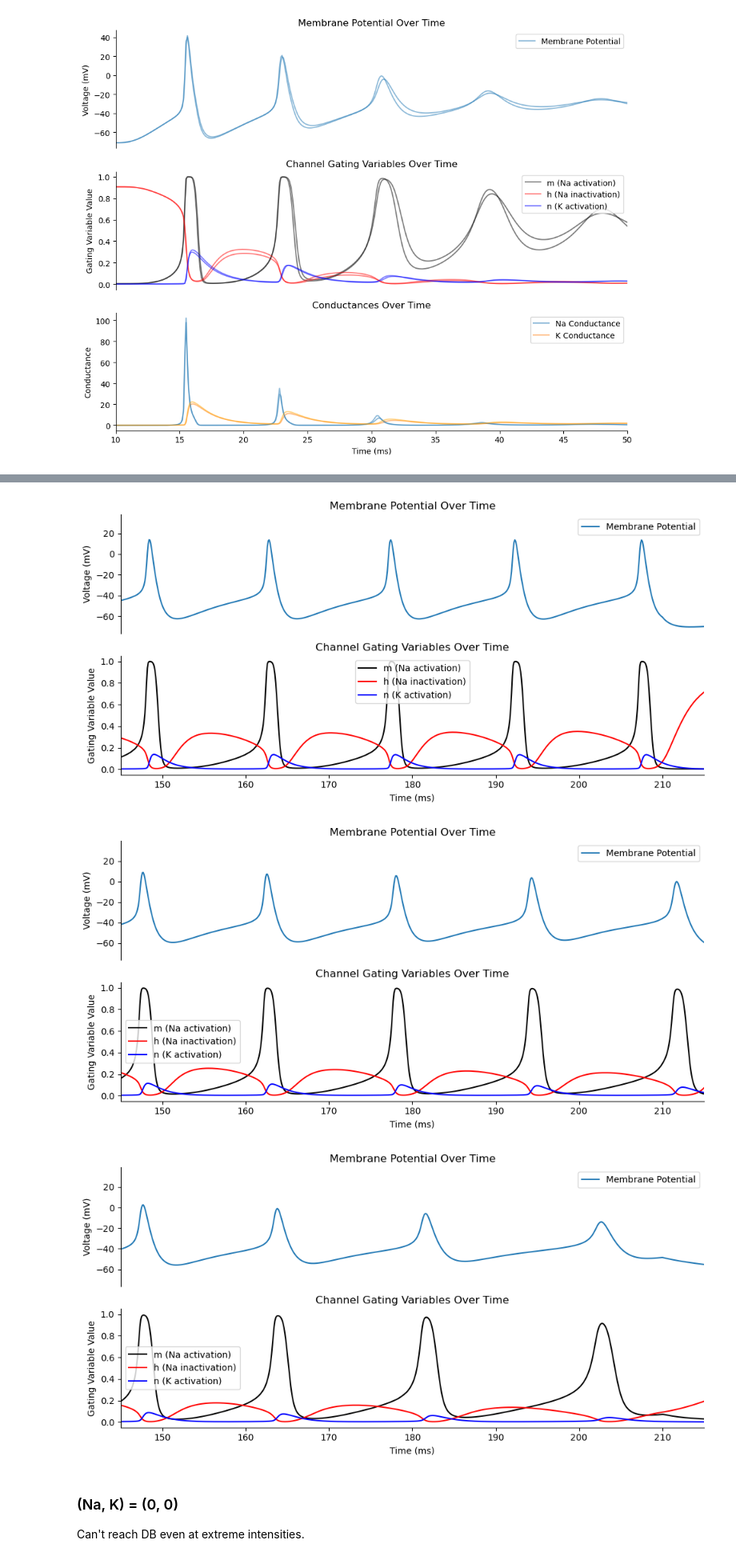
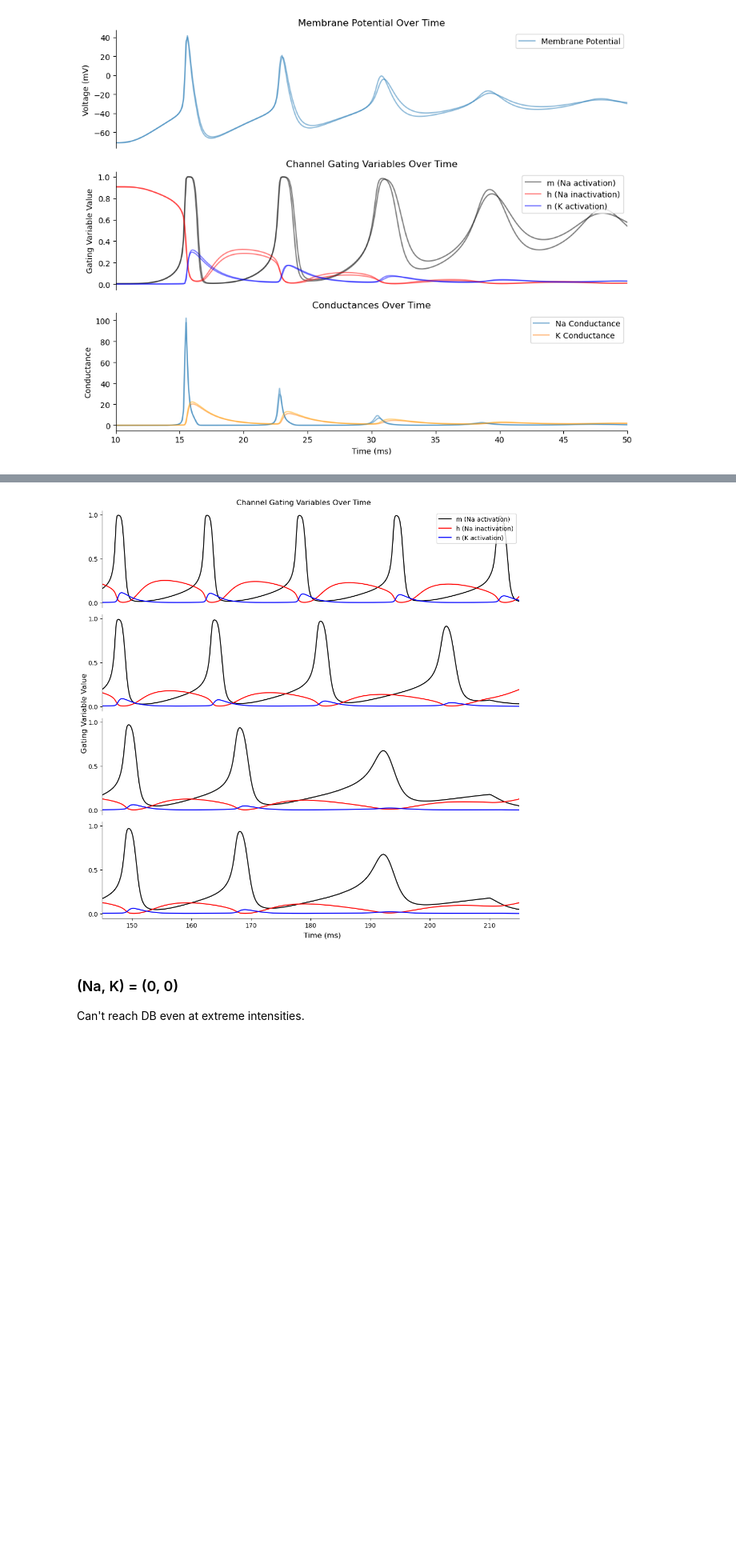
Before and after one commit to tobiasmarek/simneurostim-analysis, a Jupyter notebook: param_search.ipynb, the cells around one changed output, grey strips where cells are left out. Shown at 80% size. Cells and saved outputs as stored; diff of their text form; code cells hidden in the pictures; blank space fills up the shorter version.

```diff
--- a/param_search.ipynb
+++ b/param_search.ipynb
@@ -79,6 +79,20 @@ class SomaOnly(Cell):
                 return sec
         return None
 
+    def _scale_size_L(self, scale, verbose=0):
+
+        if verbose:
+            for seg in self.soma:
+                print(f"BEFORE: cm:{seg.cm}, area:{seg.area()}, volume:{seg.volume()}, sizeof:{seg.__sizeof__()}, diam:{seg.diam}")
+            print()
+
+        self.soma.L *= scale
+
+        if verbose:
+            for seg in self.soma:
+                print(f"AFTER: cm:{seg.cm}, area:{seg.area()}, volume:{seg.volume()}, sizeof:{seg.__sizeof__()}, diam:{seg.diam}")
+
+        #h.finitialize() does not let me
 
     def plot_soma(self):
         fig, ax = plt.subplots()
@@ -799,49 +785,49 @@ plt.show()
 # %%
-def arrange_axes(ax):
-    ax.legend(loc='upper right')
+def arrange_axes(ax, i=0):
+    if (i == 0):
+        ax.legend(loc='upper right')
     ax.set_xticks([])
     ax.set_xlabel('')
     ax.spines['top'].set_visible(False)
     ax.spines['bottom'].set_visible(False)
     ax.spines['right'].set_visible(False)
 
+def plot_gating_vars(ax, i=0, labels=[None,None,None]):
+    if (i == 0):
+        labels=['m (Na activation)', 'h (Na inactivation)', 'n (K activation)']
+    ax.plot(sim_data['time [ms]'], sim_data['m'], color='black', label=labels[0])
+    ax.plot(sim_data['time [ms]'], sim_data['h'], color='red', label=labels[1])
+    ax.plot(sim_data['time [ms]'], sim_data['n'], color='blue', label=labels[2])
+    ax.set_yticks([0.0, 0.5, 1.0])
+    ax.set_xlim(145, 215)
+
 na = default_na
 k = default_k
+intensities_for_gating = [62.5, 65, 67.5, 70]
+inten_len = len(intensities_for_gating)
 
-for intensity in [60, 62.5, 65]:
-    fig, (ax0, ax1) = plt.subplots(nrows=2, ncols=1, figsize=(10, 5))
+fig, ax = plt.subplots(nrows=len(intensities_for_gating), ncols=1, figsize=(10, 10))
+plt.suptitle('Channel Gating Variables Over Time')
+fig.text(0, 0.5, 'Gating Variable Value', va='center', rotation='vertical', fontsize=12)
+fig.text(0.5, 0, 'Time (ms)', va='center', fontsize=12)
 
+for i, intensity in enumerate(intensities_for_gating[:inten_len-1]):
     L5soma.change_biophysics({'gbar_na': na, 'gbar_kv': k})
     sim_data = simulate(L5soma, intensity, expanded_rec_vars)
 
-    # Plot Voltage Trace on ax0
-    ax0.plot(sim_data['time [ms]'], sim_data['V_soma(0.5)'], label='Membrane Potential')
+    # Plot m, n, h functions on ax
+    plot_gating_vars(ax[i], i)
+    arrange_axes(ax[i], i)
 
-    # Plot m, n, h functions on ax1
-    ax1.plot(sim_data['time [ms]'], sim_data['m'], label='m (Na activation)', color='black')
-    ax1.plot(sim_data['time [ms]'], sim_data['h'], label='h (Na inactivation)', color='red')
-    ax1.plot(sim_data['time [ms]'], sim_data['n'], label='n (K activation)', color='blue')
+plot_gating_vars(ax[inten_len-1], -1)
+ax[inten_len-1].spines['top'].set_visible(False)
+ax[inten_len-1].spines['right'].set_visible(False)
 
-    ax0.set_xlim(145, 215)
-    ax0.set_title('Membrane Potential Over Time')
-    ax0.set_ylabel('Voltage (mV)')
-    arrange_axes(ax0)
-
-    ax1.set_xlim(145, 215)
-    ax1.set_title('Channel Gating Variables Over Time')
-    ax1.set_ylabel('Gating Variable Value')
-    ax1.set_xlabel('Time (ms)')
-    ax1.legend()
-    ax1.spines['top'].set_visible(False)
-    ax1.spines['right'].set_visible(False)
-
-    # Adjust layout and display the plot
-    plt.tight_layout()
-    plt.show()
+# Adjust layout and display the plot
+plt.tight_layout()
+plt.show()
 # %% [output]
-[figure, old version]
+[figure, new version]
-[figure, removed]
-[figure, removed]
 # %% [markdown]
 ### (Na, K) = (0, 0)
 Can't reach DB even at extreme intensities.
```
Also changed, not shown: parts of 14 cells of this notebook.
